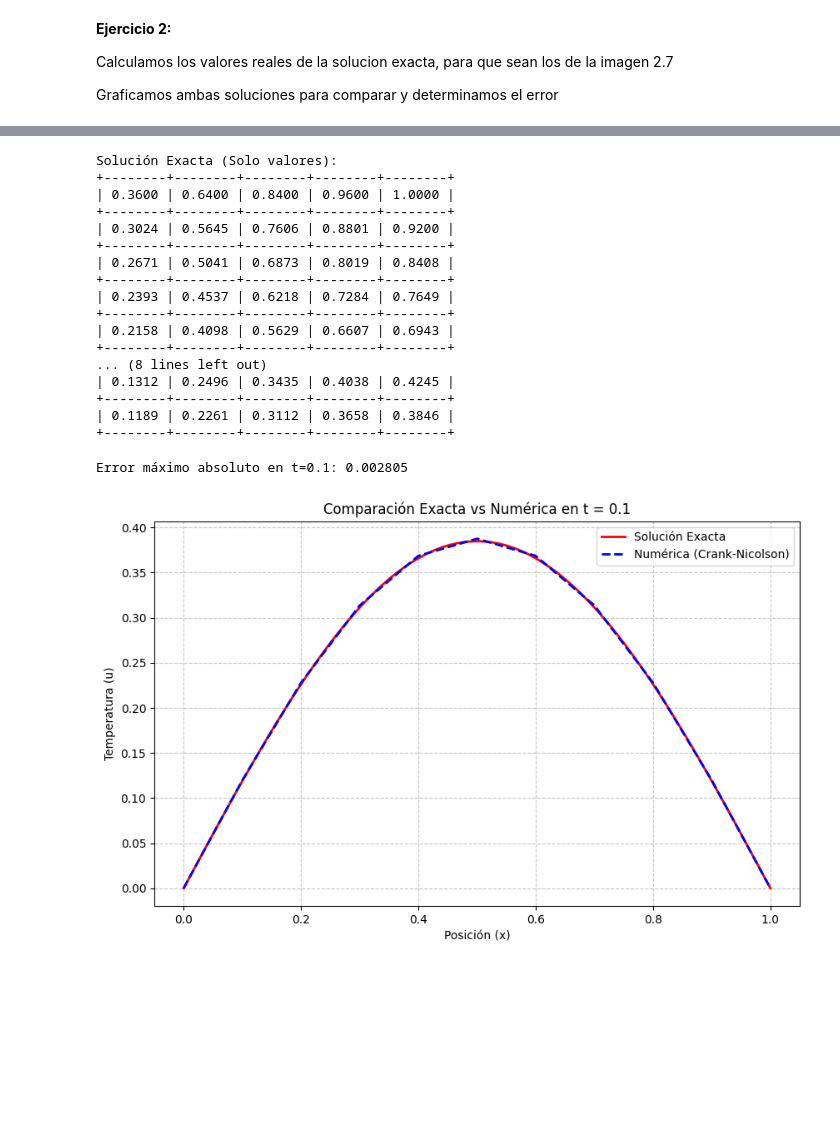
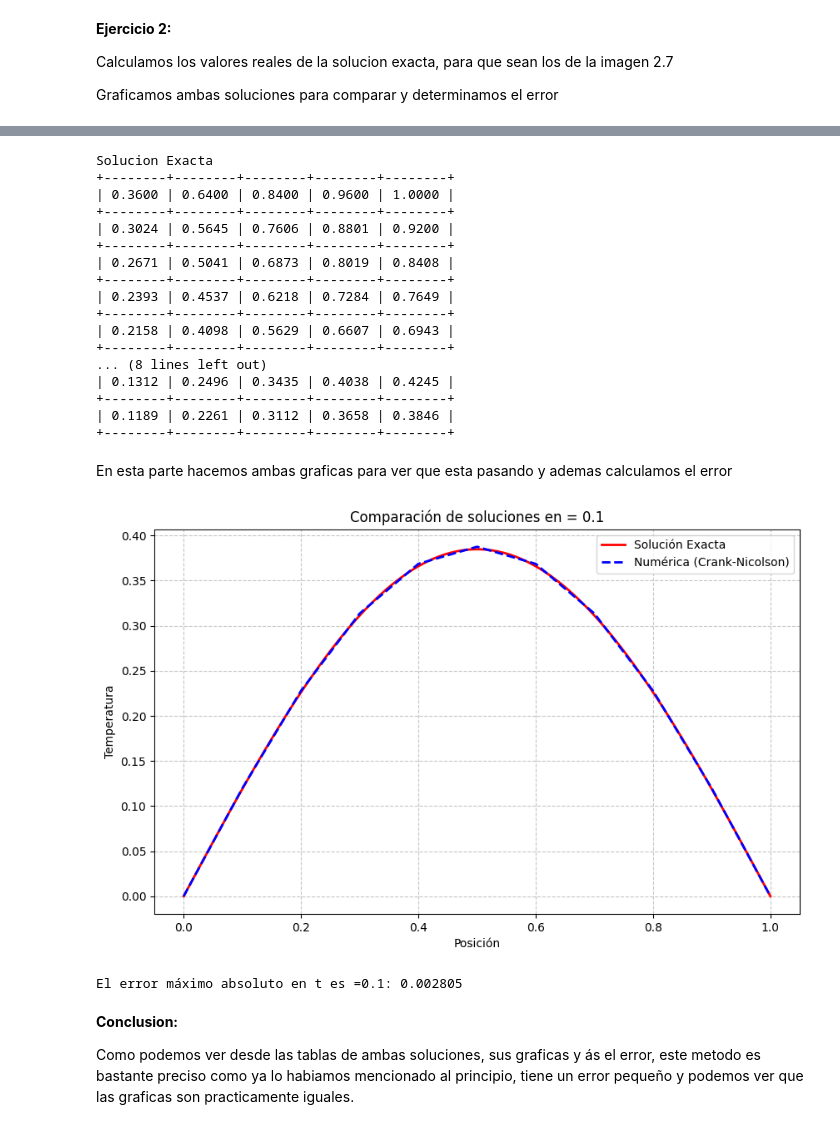
Before and after one commit to Ximenaloranca/Ecuaciones-Diferenciales-Parciales-, a Jupyter notebook: Ecuacion de calor. Metodo de Crank-Nicolson.ipynb, the cells around one changed output, grey strips where cells are left out. Drawn from its saved outputs; the diff is of its cells as text; code cells hidden in the pictures; blank space fills up the shorter version.

```diff
--- a/Ecuacion de calor. Metodo de Crank-Nicolson.ipynb
+++ b/Ecuacion de calor. Metodo de Crank-Nicolson.ipynb
@@ -148,6 +151,6 @@ Graficamos ambas soluciones para comparar y determinamos el error
 # %%
 # Hacemos lo mismo pero ahora para la solucion exacta
-def u_exacta(x, t, n_terms=50):
+def u_exacta(x, t, n_terms=50): # Usamos la serie de Fourier para encontrar los valores
     suma = 0
     for n in range(1, n_terms * 2, 2):
         n_pi = n * np.pi
@@ -156,21 +159,20 @@ def u_exacta(x, t, n_terms=50):
         suma += term
     return suma
 
-# 2. Definimos las posiciones x que queremos calcular (0 a 0.5)
+# Definimos las posiciones x que queremos calcular de 0 a 0.5
 x_cols = [ 0.1, 0.2, 0.3, 0.4, 0.5]
 
-# 3. Generamos SOLO los resultados (sin la columna 't')
+# Generamos los resultados
 data_exacta_limpia = [
     [u_exacta(x, j*0.01) for x in x_cols]
     for j in range(11)
 ]
 
-# 4. Imprimimos la tabla sin encabezados
-print("Solución Exacta (Solo valores):")
-# tablefmt="grid" pone los bordes, floatfmt=".4f" controla los decimales
+# Imprimimos la tabla
+print("Solucion Exacta")
 print(tabulate(data_exacta_limpia, tablefmt="grid", floatfmt=".4f"))
 # %% [output]
-Solución Exacta (Solo valores):
+Solucion Exacta
 +--------+--------+--------+--------+--------+
 | 0.3600 | 0.6400 | 0.8400 | 0.9600 | 1.0000 |
 +--------+--------+--------+--------+--------+
@@ -187,51 +189,57 @@ Solución Exacta (Solo valores):
 +--------+--------+--------+--------+--------+
 | 0.1189 | 0.2261 | 0.3112 | 0.3658 | 0.3846 |
 +--------+--------+--------+--------+--------+
+# %% [markdown]
+En esta parte hacemos ambas graficas para ver que esta pasando y ademas calculamos el error
 # %%
-# 1. Configuración
+# Hacemos la grafica
+# Definimos en donde vamos a comparar
 t_objetivo = 0.10
 k = 0.01
 indice_fila = int(t_objetivo / k)
 
-# --- OBTENER DATOS EXACTOS (Línea Suave para gráfica) ---
-x_suave = np.linspace(0, 1, 100)
-y_exacta_suave = [u_exacta(val, t_objetivo) for val in x_suave]
+# Obtenemos los datos para la solucion exacta
+x_s = np.linspace(0, 1, 100)
+y_e = [u_exacta(val, t_objetivo) for val in x_s]
 
-# --- OBTENER DATOS NUMÉRICOS ---
+# Obtenemos los datos para la solucion numerica
 fila_sympy = U.row(indice_fila)
 vals_numericos = [float(v) for v in fila_sympy]
-# Agregamos las fronteras 0.0
+# Agregamos las fronteras
 y_numerica = [0.0] + vals_numericos + [0.0]
 x_nodos = np.linspace(0, 1, 11)
 
-# --- CÁLCULO DEL ERROR ---
-# Calculamos la exacta JUSTO en los nodos para poder restar
-y_exacta_nodos = np.array([u_exacta(val, t_objetivo) for val in x_nodos])
-y_numerica_arr = np.array(y_numerica)
-
-# Error absoluto: | Numerica - Exacta |
-errores = np.abs(y_numerica_arr - y_exacta_nodos)
-error_maximo = np.max(errores)
-
-print(f"Error máximo absoluto en t={t_objetivo}: {error_maximo:.6f}")
-
-# --- GRAFICAR ---
+# Grafica
 plt.figure(figsize=(10, 6))
 
-# 1. Exacta (Línea roja continua)
-plt.plot(x_suave, y_exacta_suave, 'r-', linewidth=2, label='Solución Exacta')
+# Grafica solucion exacta
+plt.plot(x_s, y_e, 'r-', linewidth=2, label='Solución Exacta')
 
-# 2. Numérica (Línea azul discontinua, sin puntos)
-#    'b--' significa color blue (azul) y línea dashed (guiones)
+# Grafica solucion numerica
 plt.plot(x_nodos, y_numerica, 'b--', linewidth=2, label='Numérica (Crank-Nicolson)')
 
-plt.title(f'Comparación Exacta vs Numérica en t = {t_objetivo}')
-plt.xlabel('Posición (x)')
-plt.ylabel('Temperatura (u)')
+plt.title(f'Comparación de soluciones en = {t_objetivo}')
+plt.xlabel('Posición')
+plt.ylabel('Temperatura')
 plt.legend()
 plt.grid(True, linestyle='--', alpha=0.7)
 
 plt.show()
 # %% [output]
-Error máximo absoluto en t=0.1: 0.002805
-[figure, old version]
+[figure, new version]
+# %%
+# Calculamos el error
+y_exacta_nodos = np.array([u_exacta(val, t_objetivo) for val in x_nodos])
+y_numerica_arr = np.array(y_numerica)
+
+# Calculamos el error absoluto con: solucion numerica - solucion exacta
+errores = np.abs(y_numerica_arr - y_exacta_nodos)
+error_maximo = np.max(errores)
+
+print(f"El error máximo absoluto en t es ={t_objetivo}: {error_maximo:.6f}")
+# %% [output]
+El error máximo absoluto en t es =0.1: 0.002805
+# %% [markdown]
+**Conclusion:**
+
+Como podemos ver desde las tablas de ambas soluciones, sus graficas y ás el error, este metodo es bastante preciso como ya lo habiamos mencionado al principio, tiene un error pequeño y podemos ver que las graficas son practicamente iguales.
```
Also changed, not shown: parts of 2 cells of this notebook.
